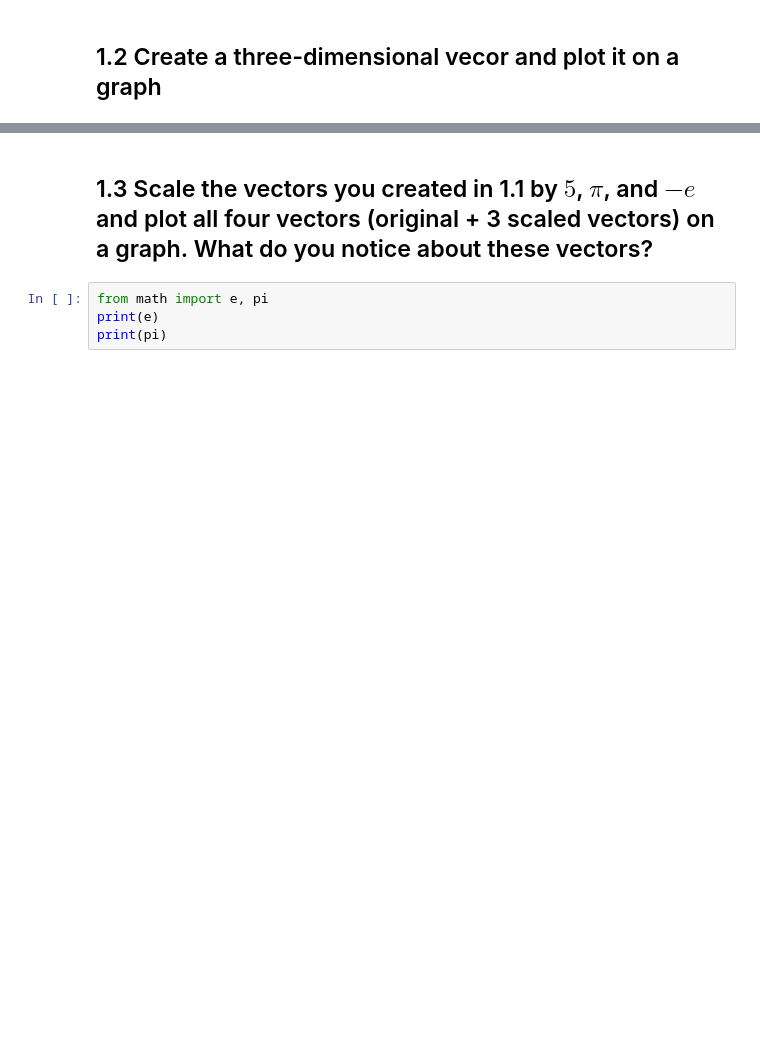
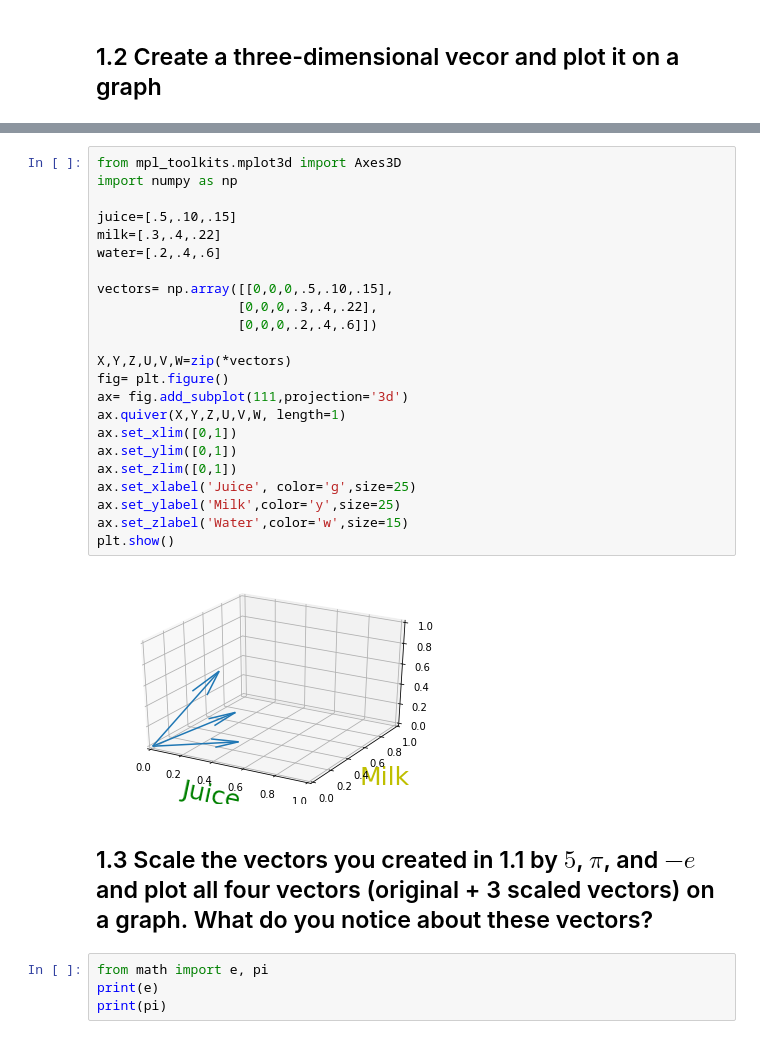
Before and after one commit to KeiandraK/DS-Unit-1-Sprint-3-Linear-Algebra, a Jupyter notebook: Keiandra_King_LS_DS_131_Vectors_and_Matrices_Assignment.ipynb, the cells around one changed output, grey strips where cells are left out. Saved outputs shown, nothing was run; the diff lists cells and outputs as text; blank space fills up the shorter version.

```diff
--- a/Keiandra_King_LS_DS_131_Vectors_and_Matrices_Assignment.ipynb
+++ b/Keiandra_King_LS_DS_131_Vectors_and_Matrices_Assignment.ipynb
@@ -15,3 +25,28 @@ array=['kibdjj']
+# %%
+from mpl_toolkits.mplot3d import Axes3D
+import numpy as np
+
+juice=[.5,.10,.15]
+milk=[.3,.4,.22]
+water=[.2,.4,.6]
+
+vectors= np.array([[0,0,0,.5,.10,.15],
+                  [0,0,0,.3,.4,.22],
+                  [0,0,0,.2,.4,.6]])
+
+X,Y,Z,U,V,W=zip(*vectors)
+fig= plt.figure()
+ax= fig.add_subplot(111,projection='3d')
+ax.quiver(X,Y,Z,U,V,W, length=1)
+ax.set_xlim([0,1])
+ax.set_ylim([0,1])
+ax.set_zlim([0,1])
+ax.set_xlabel('Juice', color='g',size=25)
+ax.set_ylabel('Milk',color='y',size=25)
+ax.set_zlabel('Water',color='w',size=15)
+plt.show()
+# %% [output]
+[figure, added]
 # %% [markdown]
 ## 1.3 Scale the vectors you created in 1.1 by $5$, $\pi$, and $-e$ and plot all four vectors (original + 3 scaled vectors) on a graph. What do you notice about these vectors?
 # %%
```
Also changed, not shown: parts of 15 cells of this notebook.
